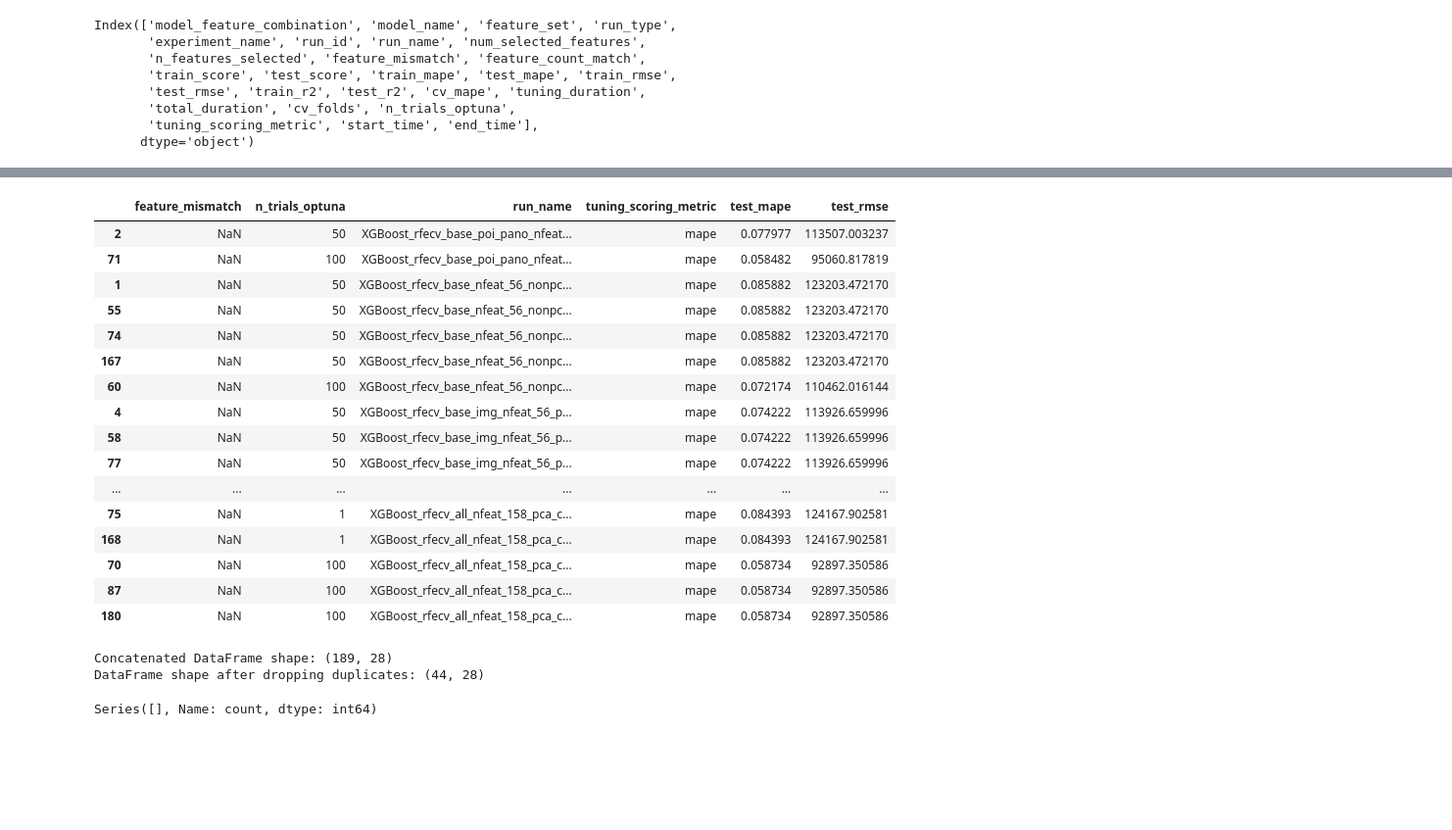
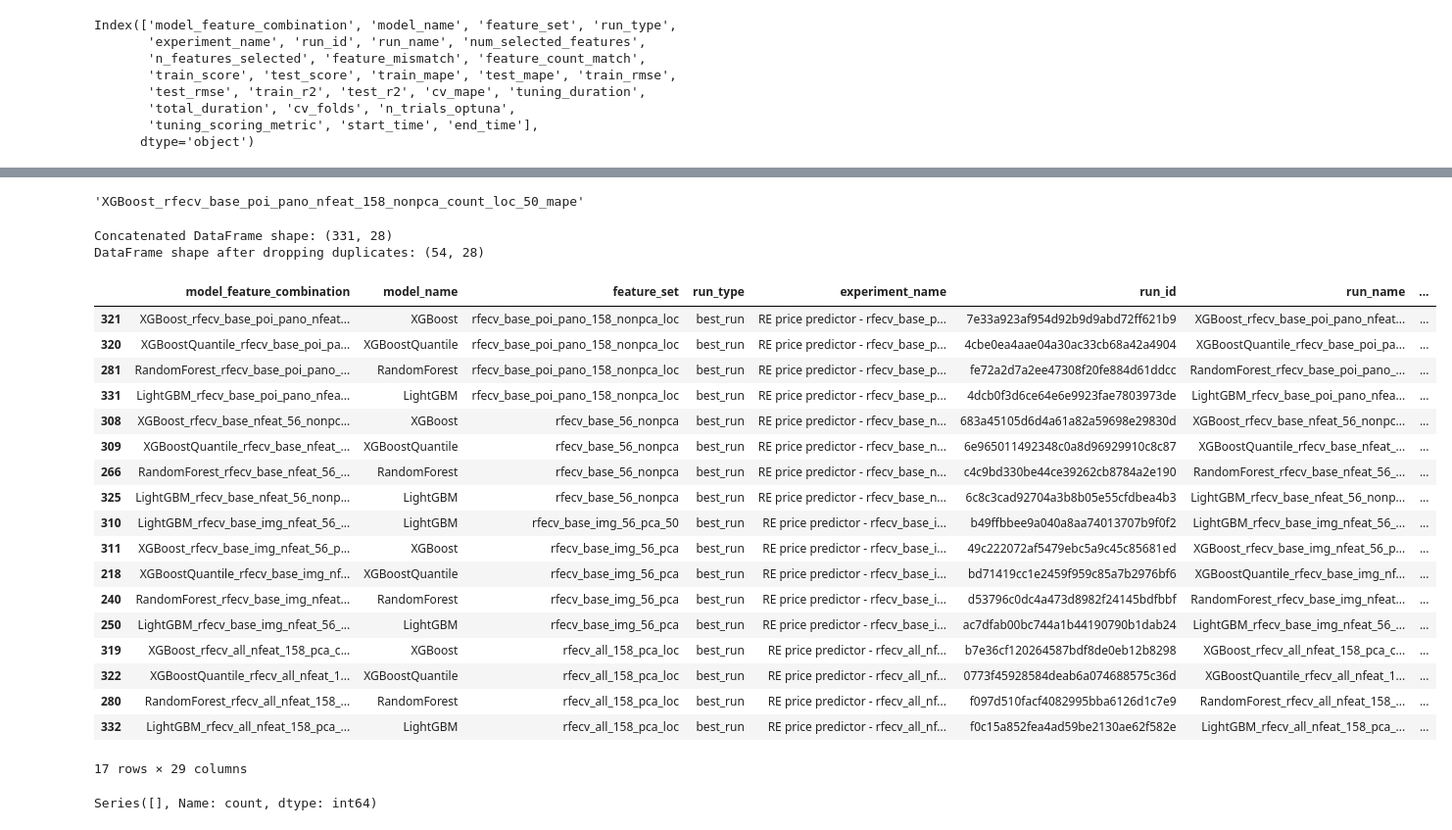
Before and after one commit to scarcamo/real-estate-price-predictor, a Jupyter notebook: notebooks/summary.ipynb, the cells around one changed output, grey strips where cells are left out. Shown at 98% size. Drawn from its saved outputs; the diff is of its cells as text; code cells hidden in the pictures; blank space fills up the shorter version.

```diff
--- a/notebooks/summary.ipynb
+++ b/notebooks/summary.ipynb
@@ -67,33 +67,39 @@ df_to_analyze[df_to_analyze['model_feature_combination'].str.contains('umap')]
 df_to_analyze['feature_count_match'] = df_to_analyze['feature_count_match'].fillna(False)
 df_to_analyze['version'] = df_to_analyze['run_name'].str.extract(r'v(\d+)')
 df_to_analyze = df_to_analyze[df_to_analyze['end_time']>= '2025-06-10 00:00:00']
-# %%
-df_to_analyze[df_to_analyze['model_name'].isin(['XGBoost'])][['feature_mismatch', 'n_trials_optuna', 'run_name', 'tuning_scoring_metric', 'test_mape', 'test_rmse']]
-# %% [output]
-|  | feature_mismatch | n_trials_optuna | run_name | tuning_scoring_metric | test_mape | test_rmse |
-| 2 | NaN | 50 | XGBoost_rfecv_base_poi_pano_nfeat... | mape | 0.077977 | 113507.003237 |
-| 71 | NaN | 100 | XGBoost_rfecv_base_poi_pano_nfeat... | mape | 0.058482 | 95060.817819 |
-| 1 | NaN | 50 | XGBoost_rfecv_base_nfeat_56_nonpc... | mape | 0.085882 | 123203.472170 |
-| 55 | NaN | 50 | XGBoost_rfecv_base_nfeat_56_nonpc... | mape | 0.085882 | 123203.472170 |
-| 74 | NaN | 50 | XGBoost_rfecv_base_nfeat_56_nonpc... | mape | 0.085882 | 123203.472170 |
-| 167 | NaN | 50 | XGBoost_rfecv_base_nfeat_56_nonpc... | mape | 0.085882 | 123203.472170 |
-| 60 | NaN | 100 | XGBoost_rfecv_base_nfeat_56_nonpc... | mape | 0.072174 | 110462.016144 |
-| 4 | NaN | 50 | XGBoost_rfecv_base_img_nfeat_56_p... | mape | 0.074222 | 113926.659996 |
-| 58 | NaN | 50 | XGBoost_rfecv_base_img_nfeat_56_p... | mape | 0.074222 | 113926.659996 |
-| 77 | NaN | 50 | XGBoost_rfecv_base_img_nfeat_56_p... | mape | 0.074222 | 113926.659996 |
-| ... | ... | ... | ... | ... | ... | ... |
-| 75 | NaN | 1 | XGBoost_rfecv_all_nfeat_158_pca_c... | mape | 0.084393 | 124167.902581 |
-| 168 | NaN | 1 | XGBoost_rfecv_all_nfeat_158_pca_c... | mape | 0.084393 | 124167.902581 |
-| 70 | NaN | 100 | XGBoost_rfecv_all_nfeat_158_pca_c... | mape | 0.058734 | 92897.350586 |
-| 87 | NaN | 100 | XGBoost_rfecv_all_nfeat_158_pca_c... | mape | 0.058734 | 92897.350586 |
-| 180 | NaN | 100 | XGBoost_rfecv_all_nfeat_158_pca_c... | mape | 0.058734 | 92897.350586 |
+# %%
+df_to_analyze['model_feature_combination'].loc[2]
+# %% [output]
+'XGBoost_rfecv_base_poi_pano_nfeat_158_nonpca_count_loc_50_mape'
 # %%
 print("Concatenated DataFrame shape:", df_to_analyze.shape)
-df_to_analyze.drop_duplicates(subset=['model_feature_combination', 'end_time', 'run_name', 'tuning_scoring_metric'], keep='last', inplace=True)
+df_to_analyze.drop_duplicates(subset=['model_feature_combination', 'version', 'run_name', 'tuning_scoring_metric'], keep='last', inplace=True)
 print("DataFrame shape after dropping duplicates:", df_to_analyze.shape)
 # %% [output]
-Concatenated DataFrame shape: (189, 28)
-DataFrame shape after dropping duplicates: (44, 28)
+Concatenated DataFrame shape: (331, 28)
+DataFrame shape after dropping duplicates: (54, 28)
+# %%
+df_to_analyze[df_to_analyze['version']==8]
+# %% [output]
+|  | model_feature_combination | model_name | feature_set | run_type | experiment_name | run_id | run_name | ... |
+| 321 | XGBoost_rfecv_base_poi_pano_nfeat... | XGBoost | rfecv_base_poi_pano_158_nonpca_loc | best_run | RE price predictor - rfecv_base_p... | 7e33a923af954d92b9d9abd72ff621b9 | XGBoost_rfecv_base_poi_pano_nfeat... | ... |
+| 320 | XGBoostQuantile_rfecv_base_poi_pa... | XGBoostQuantile | rfecv_base_poi_pano_158_nonpca_loc | best_run | RE price predictor - rfecv_base_p... | 4cbe0ea4aae04a30ac33cb68a42a4904 | XGBoostQuantile_rfecv_base_poi_pa... | ... |
+| 281 | RandomForest_rfecv_base_poi_pano_... | RandomForest | rfecv_base_poi_pano_158_nonpca_loc | best_run | RE price predictor - rfecv_base_p... | fe72a2d7a2ee47308f20fe884d61ddcc | RandomForest_rfecv_base_poi_pano_... | ... |
+| 331 | LightGBM_rfecv_base_poi_pano_nfea... | LightGBM | rfecv_base_poi_pano_158_nonpca_loc | best_run | RE price predictor - rfecv_base_p... | 4dcb0f3d6ce64e6e9923fae7803973de | LightGBM_rfecv_base_poi_pano_nfea... | ... |
+| 308 | XGBoost_rfecv_base_nfeat_56_nonpc... | XGBoost | rfecv_base_56_nonpca | best_run | RE price predictor - rfecv_base_n... | 683a45105d6d4a61a82a59698e29830d | XGBoost_rfecv_base_nfeat_56_nonpc... | ... |
+| 309 | XGBoostQuantile_rfecv_base_nfeat_... | XGBoostQuantile | rfecv_base_56_nonpca | best_run | RE price predictor - rfecv_base_n... | 6e965011492348c0a8d96929910c8c87 | XGBoostQuantile_rfecv_base_nfeat_... | ... |
+| 266 | RandomForest_rfecv_base_nfeat_56_... | RandomForest | rfecv_base_56_nonpca | best_run | RE price predictor - rfecv_base_n... | c4c9bd330be44ce39262cb8784a2e190 | RandomForest_rfecv_base_nfeat_56_... | ... |
+| 325 | LightGBM_rfecv_base_nfeat_56_nonp... | LightGBM | rfecv_base_56_nonpca | best_run | RE price predictor - rfecv_base_n... | 6c8c3cad92704a3b8b05e55cfdbea4b3 | LightGBM_rfecv_base_nfeat_56_nonp... | ... |
+| 310 | LightGBM_rfecv_base_img_nfeat_56_... | LightGBM | rfecv_base_img_56_pca_50 | best_run | RE price predictor - rfecv_base_i... | b49ffbbee9a040a8aa74013707b9f0f2 | LightGBM_rfecv_base_img_nfeat_56_... | ... |
+| 311 | XGBoost_rfecv_base_img_nfeat_56_p... | XGBoost | rfecv_base_img_56_pca | best_run | RE price predictor - rfecv_base_i... | 49c222072af5479ebc5a9c45c85681ed | XGBoost_rfecv_base_img_nfeat_56_p... | ... |
+| 218 | XGBoostQuantile_rfecv_base_img_nf... | XGBoostQuantile | rfecv_base_img_56_pca | best_run | RE price predictor - rfecv_base_i... | bd71419cc1e2459f959c85a7b2976bf6 | XGBoostQuantile_rfecv_base_img_nf... | ... |
+| 240 | RandomForest_rfecv_base_img_nfeat... | RandomForest | rfecv_base_img_56_pca | best_run | RE price predictor - rfecv_base_i... | d53796c0dc4a473d8982f24145bdfbbf | RandomForest_rfecv_base_img_nfeat... | ... |
+| 250 | LightGBM_rfecv_base_img_nfeat_56_... | LightGBM | rfecv_base_img_56_pca | best_run | RE price predictor - rfecv_base_i... | ac7dfab00bc744a1b44190790b1dab24 | LightGBM_rfecv_base_img_nfeat_56_... | ... |
+| 319 | XGBoost_rfecv_all_nfeat_158_pca_c... | XGBoost | rfecv_all_158_pca_loc | best_run | RE price predictor - rfecv_all_nf... | b7e36cf120264587bdf8de0eb12b8298 | XGBoost_rfecv_all_nfeat_158_pca_c... | ... |
+| 322 | XGBoostQuantile_rfecv_all_nfeat_1... | XGBoostQuantile | rfecv_all_158_pca_loc | best_run | RE price predictor - rfecv_all_nf... | 0773f45928584deab6a074688575c36d | XGBoostQuantile_rfecv_all_nfeat_1... | ... |
+| 280 | RandomForest_rfecv_all_nfeat_158_... | RandomForest | rfecv_all_158_pca_loc | best_run | RE price predictor - rfecv_all_nf... | f097d510facf4082995bba6126d1c7e9 | RandomForest_rfecv_all_nfeat_158_... | ... |
+| 332 | LightGBM_rfecv_all_nfeat_158_pca_... | LightGBM | rfecv_all_158_pca_loc | best_run | RE price predictor - rfecv_all_nf... | f0c15a852fea4ad59be2130ae62f582e | LightGBM_rfecv_all_nfeat_158_pca_... | ... |
+17 rows × 29 columns
 # %%
 df_to_analyze['feature_mismatch'].value_counts()
 # %% [output]
```
Also changed, not shown: parts of 11 cells of this notebook, 5 other files.
